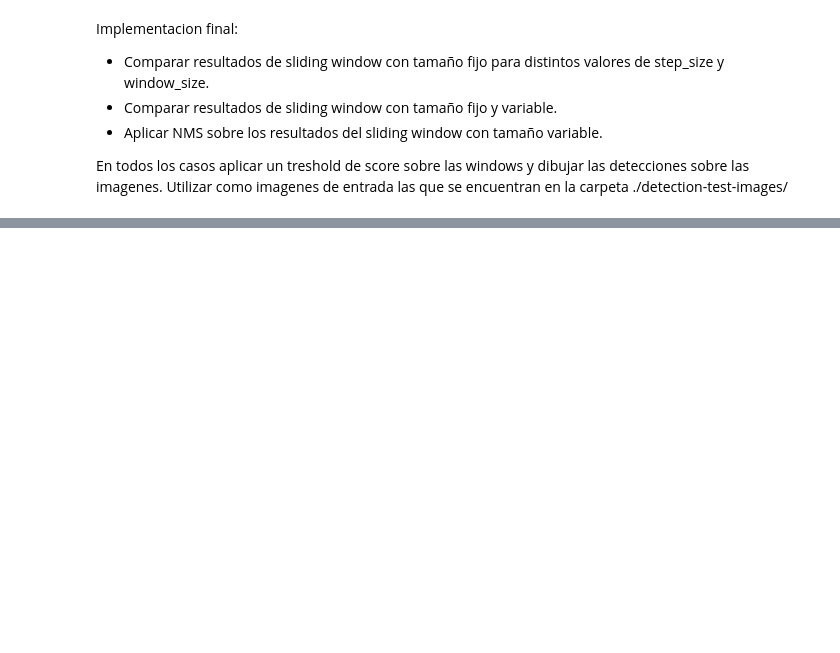
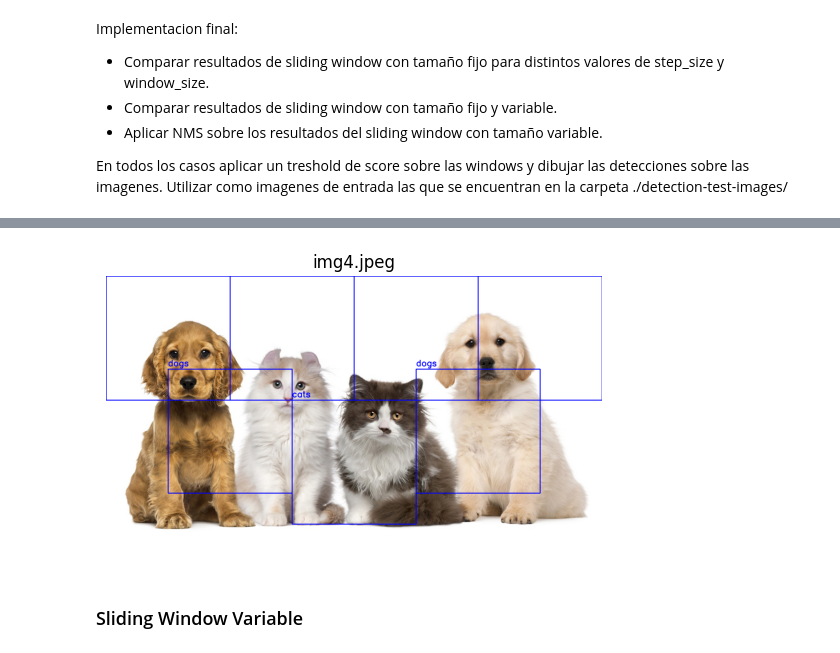
Before and after one commit to MiguelMussi/AAII-Lab7, a Jupyter notebook: lab7.ipynb, the cells around one changed output, grey strips where cells are left out. Cells and saved outputs as stored; diff of their text form; code cells hidden in the pictures; blank space fills up the shorter version.

```diff
--- a/lab7.ipynb
+++ b/lab7.ipynb
@@ -384,14 +397,3 @@ Algoritmo para dibujar detecciones:
-# %%
-def draw_bboxes(filtered_windows, image):
-    """
-    Dibuja los bounding boxes de las ventanas filtradas con su clase sobre la imagen.
-
-    Args:
-        filtered_windows: Lista de tuplas que representan las ventanas, cada tupla en el formato (x, y, w, h, class, score).
-
-    Returns:
-        Una imagen con los bouding boxes y sus respectivas clases.
-    """
 # %%
 def draw_bboxes(filtered_windows, image):
     """
@@ -460,0 +465,16 @@ for image_path in image_paths:
+# %%
+# Imégenes a procesar
+img2process = "img4.jpeg"
+image_file = TEST_DATA_DIRECTORY / img2process
+
+# Cargar la imagen
+image = cv2.imread(str(image_file))
+image_rgb = cv2.cvtColor(image, cv2.COLOR_BGR2RGB)
+
+# Aplicar la función sliding_window a la imagen
+window_size = (400, 400)
+step_size = 100
+ventanas = sliding_window(image_rgb, step_size, window_size)  # Llamar a la función sliding_window con la imagen
+# %%
+ventanas2nms = ventanas
+len(ventanas2nms)
@@ -460,0 +485,3 @@ for image_path in image_paths:
+# %%
+ventanas_nms = nms(ventanas2nms, 0.15) # Llamar a la función nms con las ventanas obtenidas
+len(ventanas_nms)
@@ -460,0 +500,15 @@ for image_path in image_paths:
+# %%
+# Crear una figura para mostrar la imagen original y las regiones generadas por sliding_window
+plt.figure()
+
+image_with_boxes = draw_bboxes(ventanas_nms, image_rgb)
+
+plt.imshow(image_with_boxes)
+plt.title(img2process)
+plt.axis('off')
+
+plt.show()
+# %% [output]
+[figure, added]
+# %% [markdown]
+### Sliding Window Variable
```
Also changed, not shown: parts of 36 cells of this notebook.
